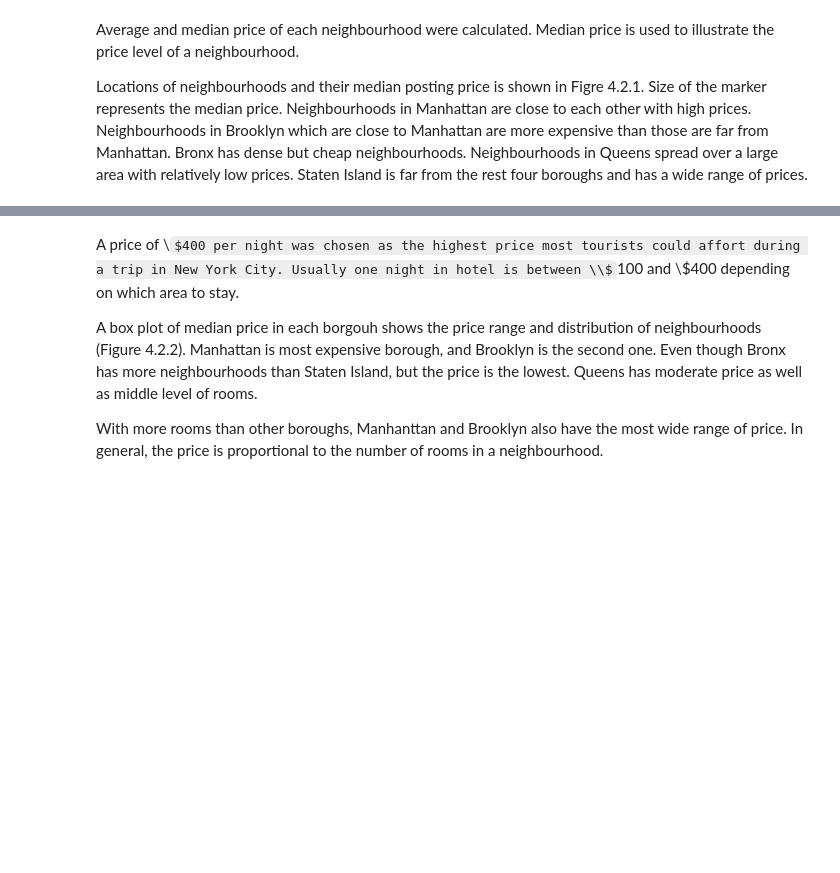
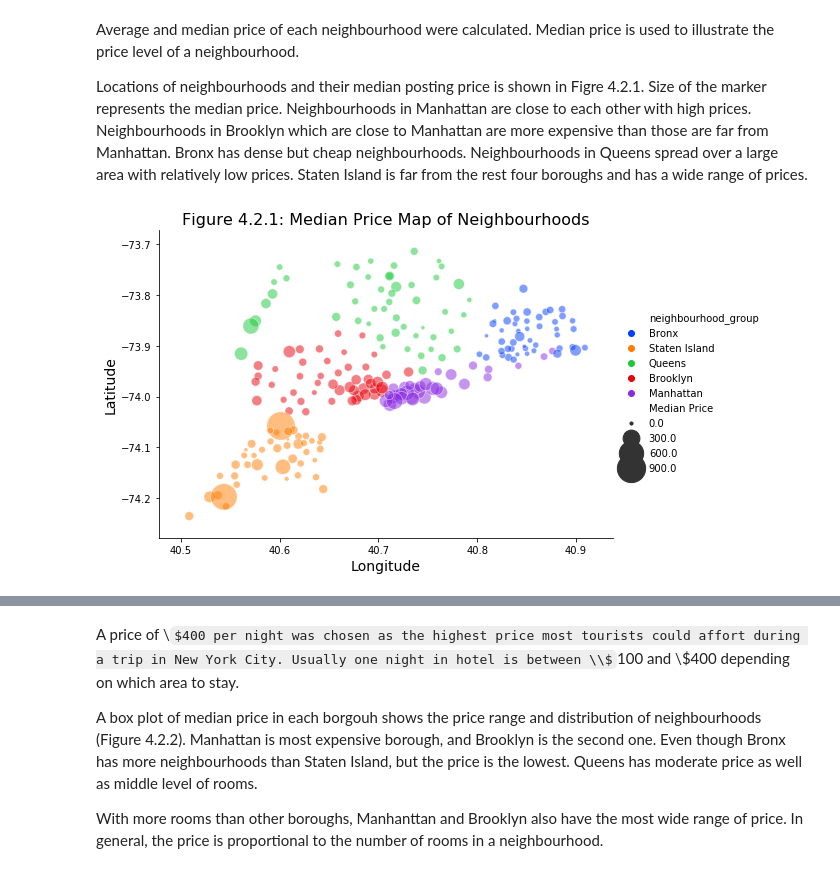
Before and after one commit to MaxYichenWang/NY-Airbnb, a Jupyter notebook: NY_Airbnb_Report.ipynb, the cells around one changed output, grey strips where cells are left out. Drawn from its saved outputs; the diff is of its cells as text; code cells hidden in the pictures; some formulas as TeX source; blank space fills up the shorter version.

```diff
--- a/NY_Airbnb_Report.ipynb
+++ b/NY_Airbnb_Report.ipynb
@@ -108,6 +381,18 @@ However, the number of postings in a neighbourhood does not neccessarily tell to
 Average and median price of each neighbourhood were calculated. Median price is used to illustrate the price level of a neighbourhood.
 
 Locations of neighbourhoods and their median posting price is shown in Figre 4.2.1. Size of the marker represents the median price. Neighbourhoods in Manhattan are close to each other with high prices. Neighbourhoods in Brooklyn which are close to Manhattan are more expensive than those are far from Manhattan. Bronx has dense but cheap neighbourhoods. Neighbourhoods in Queens spread over a large area with relatively low prices. Staten Island is far from the rest four boroughs and has a wide range of prices.
+# %%
+sns.relplot(x="Latitude", y="Longitude", hue="neighbourhood_group", size="Median Price",
+            sizes=(10, 800), alpha=0.5, palette="bright",
+            data=neighbourhood,height=5, aspect=1.5)
+
+plt.xlabel('Longitude',fontsize=14)
+plt.ylabel('Latitude',fontsize=14)
+plt.title('Figure 4.2.1: Median Price Map of Neighbourhoods',fontsize=16)
+
+plt.show()
+# %% [output]
+[figure, added]
 # %% [markdown]
 <img src="Images/Median Price Map of Neighbourhoods.png">
 # %% [markdown]
```
Also changed, not shown: parts of 30 cells of this notebook.
